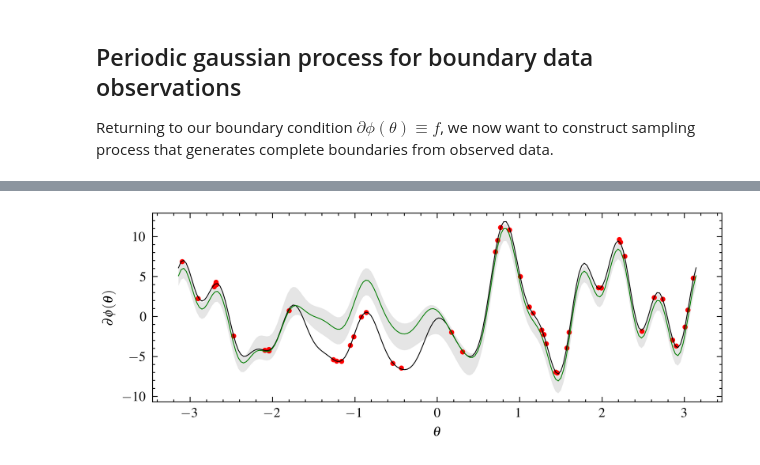
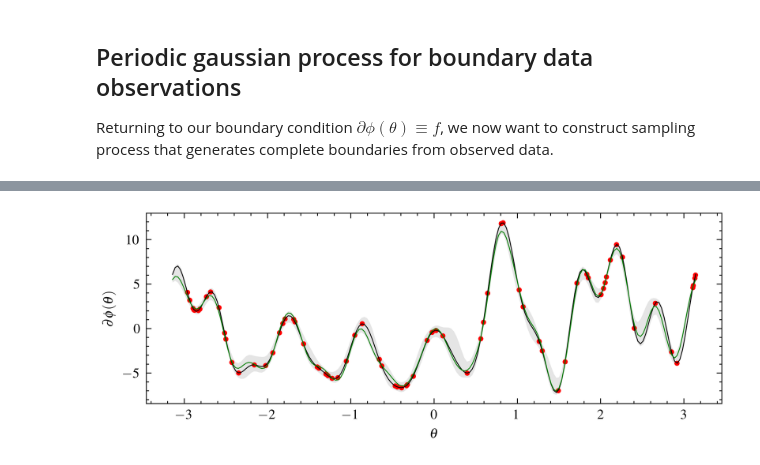
Before and after one commit to cmt-dtu-energy/hypermagnetics, a Jupyter notebook: nbs/boundaries/circular.ipynb, the cells around one changed output, grey strips where cells are left out. Saved outputs shown, nothing was run; the diff lists cells and outputs as text; code cells hidden in the pictures.

Commit message:
Arrange GP sampling into methods.

```diff
--- a/nbs/boundaries/circular.ipynb
+++ b/nbs/boundaries/circular.ipynb
@@ -236,40 +254,25 @@ with plt.style.context(["science", "ieee"]):
+# %%
+n_samples = 100
+
+theta_obs, dphi_obs, dB_obs = generate_observations(n_obs=75, obs_err=1e-2)
+mean_pred, std_pred, sampler = generate_sampler_from_potential(theta_obs, dphi_obs)
+samples = sampler(theta.reshape(-1, 1), n_samples=n_samples)
 # %%
-from dgp import kernels, regression
-
-kernel = kernels.ess(lengthscale=0.2, variance=1.0)
-X = jnp.array([*pts_obs]).T
-Xs = jnp.array([*cart(1.0, theta)]).T
-
-gp = regression.fit(X, dB_obs.T, kernel)
-mean_prediction, cov = regression.predict(Xs, gp)
-std_prediction = jnp.sqrt(jnp.diag(cov))
-offset = mean_prediction.mean()
-mean_prediction -= offset
-mean_prediction = mean_prediction.squeeze()
-
-
-def sample_y(seed: int):
-    return jr.multivariate_normal(jr.PRNGKey(seed), mean_prediction, cov, method="svd")
-
-
-sample = sample_y(seed=int(time.time()))
-
 with plt.style.context(["science", "ieee"]):
     fig = plt.figure(figsize=(6, 2))
     plt.plot(theta_obs, dphi_obs, "ro", markersize=2)
     plt.plot(theta, dphi, color="black", linewidth=0.5)
-    # plt.plot(theta, mean_prediction, "g--", linewidth=0.5)
-    plt.plot(theta, sample, "g-", linewidth=0.5)
+    plt.plot(theta, samples[:, 0].ravel(), "g-", linewidth=0.5)
     plt.fill_between(
         theta.ravel(),
-        mean_prediction - 3 * std_prediction,
-        mean_prediction + 3 * std_prediction,
+        mean_pred - 3 * std_pred,
+        mean_pred + 3 * std_pred,
         alpha=0.1,
         label=r"95% confidence interval",
     )
 
     plt.xlabel("$\\theta$")
     plt.ylabel("$\partial\phi(\\theta)$")
     plt.show()
 # %% [output]
-[figure, old version]
+[figure, new version]
```
Also changed, not shown: parts of 13 cells of this notebook.
